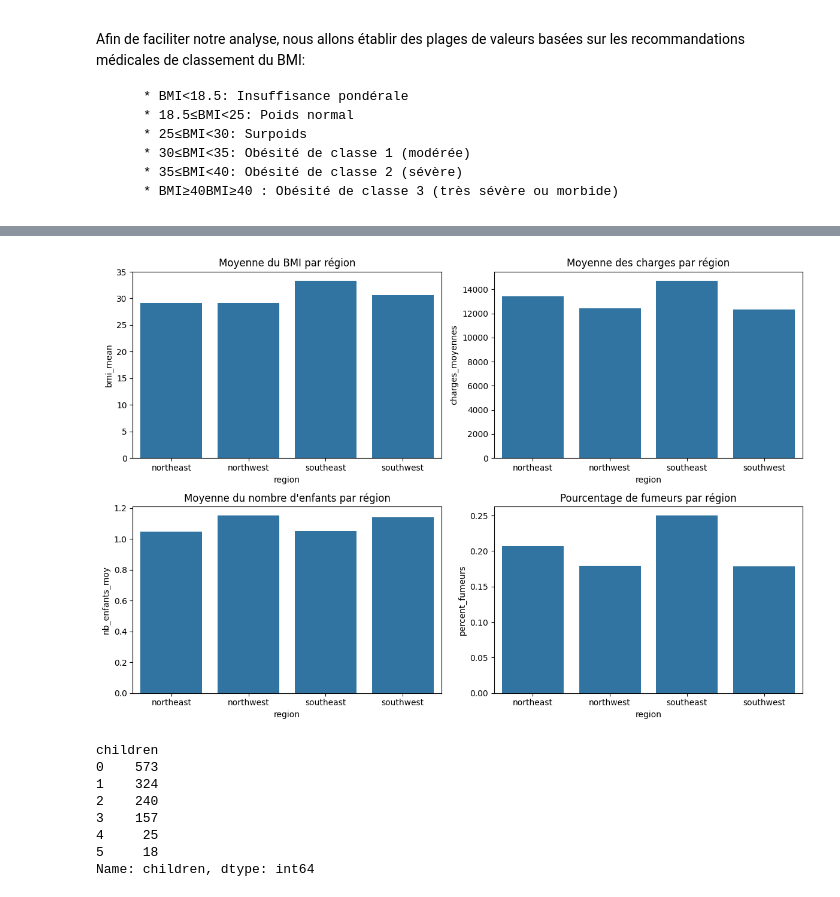
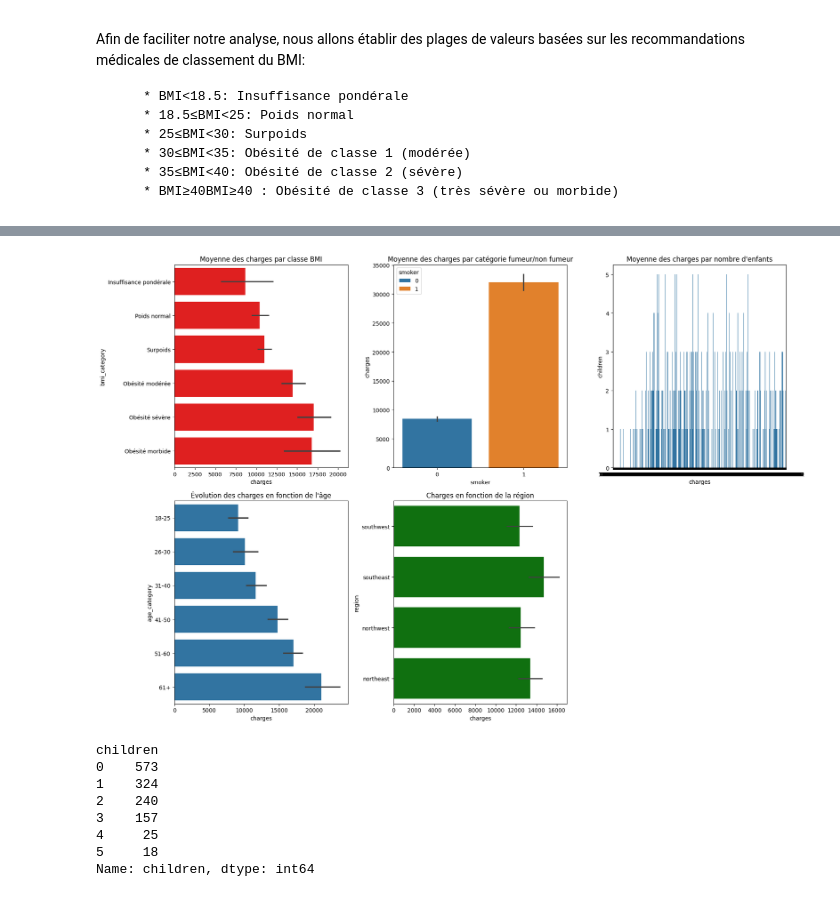
Before and after one commit to ChristianPRO1982/insurance_premium_SC, a Jupyter notebook: chris.ipynb, the cells around one changed output, grey strips where cells are left out. Cells and saved outputs as stored; diff of their text form; code cells hidden in the pictures.

Commit message:
creation subplot avec seaborn pour completer l'analyse

```diff
--- a/chris.ipynb
+++ b/chris.ipynb
@@ -134,0 +124,7 @@ result= (df.groupby("region").agg(
+# %%
+classes = ['<18.5', '[18.5,25[', '[25,30[', '[30,35[', '[35,40[', '40.0<']
+classes_str = ['Insuffisance pondérale', 'Poids normal', 'Surpoids', 'Obésité modérée', 'Obésité sévère', 'Obésité morbide']
+bins = [0, 18.5, 25, 30, 35, 40, np.inf]
+
+# Création de la colonne 'bmi_category' dans le DataFrame
+df['bmi_category'] = pd.cut(df['bmi'], bins=bins, labels=classes_str)
@@ -134,0 +143,9 @@ result= (df.groupby("region").agg(
+# %%
+#df['is_smoker'] = (df['smoker'] == 'yes').astype(int)  ajoute une colonne is_smoker au df avec 1 pour fumeur, Osinon, astypeconvertit directement les booléens en 1 ou 0
+#age : 18 à 64
+
+classe_age = ["18-25", "26-30", "31-40", "41-50","51-60","61+"]
+age_bins = [18, 25, 30, 40, 50, 60, np.inf ]
+
+df['age_category']= pd.cut(df['age'], bins = age_bins, labels= classe_age, include_lowest=True)
+df
@@ -135,33 +174,35 @@ result= (df.groupby("region").agg(
 # %%
 
-# Supposons que 'result' contient les résultats agrégés que vous avez obtenus avec le code précédent
+plt.figure(figsize=(18, 12))
 
-plt.figure(figsize=(12, 8))
+plt.subplot(2, 3, 1)
+sns.barplot(x='charges', y='bmi_category', data=df, color="red")
+plt.title('Moyenne des charges par classe BMI')
 
-# Barres pour la moyenne du BMI par région
-plt.subplot(2, 2, 1)
-sns.barplot(x='region', y='bmi_mean', data=result)
-plt.title('Moyenne du BMI par région')
+# Barres pour la moyenne des charges par classe fumeur et non fumeur
+plt.subplot(2, 3, 2)
+sns.barplot(x='smoker', y='charges', data=df, hue='smoker')
+plt.title('Moyenne des charges par catégorie fumeur/non fumeur')
 
-# Barres pour la moyenne des charges par région
-plt.subplot(2, 2, 2)
-sns.barplot(x='region', y='charges_moyennes', data=result)
-plt.title('Moyenne des charges par région')
+# Barres pour la moyenne des charges par nombre d'enfants
+plt.subplot(2, 3, 3)
+sns.barplot(x='charges', y='children', data=df)
+plt.title('Moyenne des charges par nombre d\'enfants')
 
-# Barres pour la moyenne du nombre d'enfants par région
-plt.subplot(2, 2, 3)
-sns.barplot(x='region', y='nb_enfants_moy', data=result)
-plt.title('Moyenne du nombre d\'enfants par région')
+# Barres pour les charges moyennes par age
+plt.subplot(2, 3, 4)
+sns.barplot(x='charges', y='age_category', data=df)
+plt.title('Évolution des charges en fonction de l\'âge')
 
-# Barres pour le pourcentage de fumeurs par région
-plt.subplot(2, 2, 4)
-sns.barplot(x='region', y='percent_fumeurs', data=result)
-plt.title('Pourcentage de fumeurs par région')
+# Barres pour les charges moyennes par region
+plt.subplot(2, 3, 5)
+sns.barplot(x='charges', y='region', data=df, color='green')
+plt.title('Charges en fonction de la région')
 
 plt.tight_layout()
 plt.show()
 # %% [output]
-[figure, old version]
+[figure, new version]
 # %%
 df["children"].describe()
 
```
Also changed, not shown: parts of 14 cells of this notebook.
